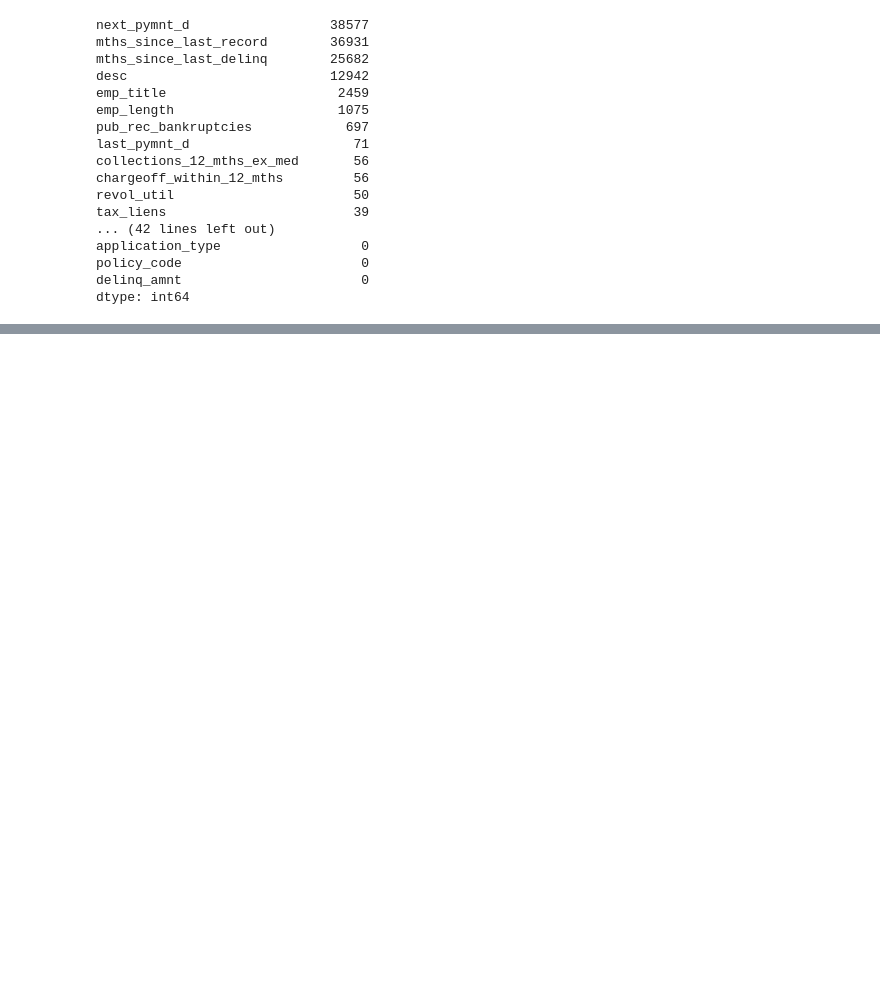
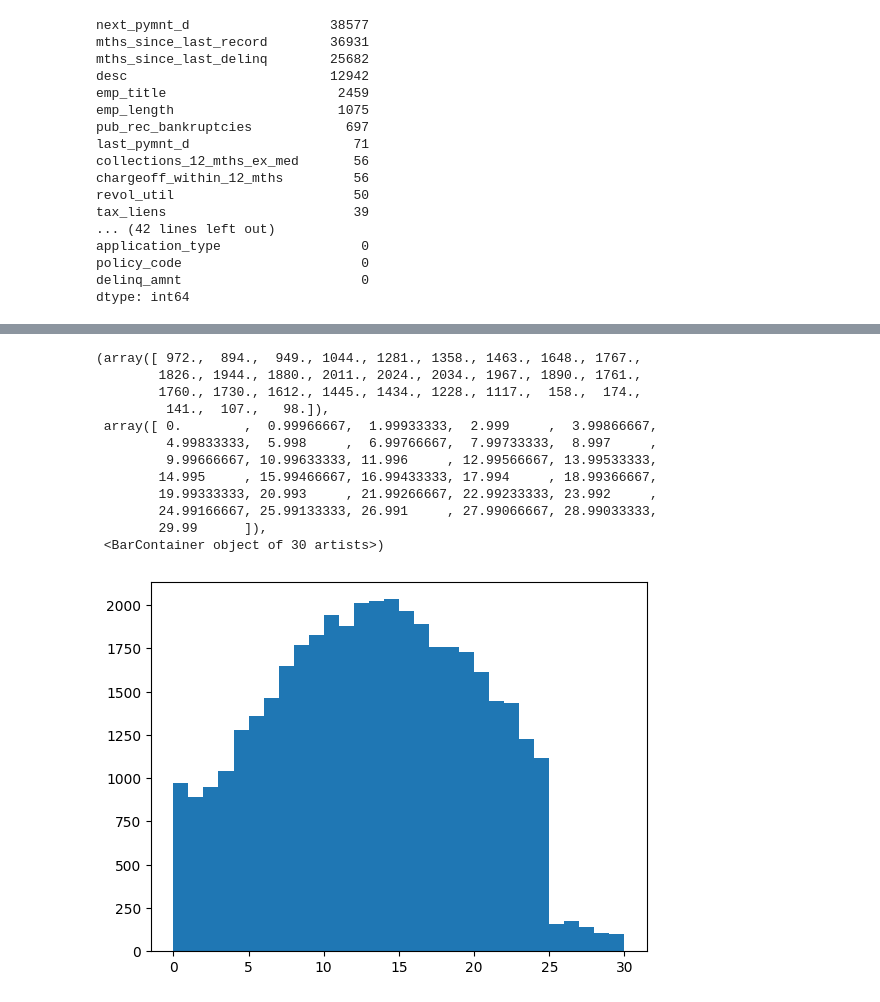
Before and after one commit to pradeepkumarr355199/lendingClub, a Jupyter notebook: LendingClub.ipynb, the cells around one changed output, grey strips where cells are left out. Cells and saved outputs as stored; diff of their text form; code cells hidden in the pictures; blank space fills up the shorter version.

```diff
--- a/LendingClub.ipynb
+++ b/LendingClub.ipynb
@@ -102,0 +158,18 @@ dtype: int64
+# %%
+df2 = pd.read_csv("loan4.csv")
+# %%
+plt.hist(df2.dti, bins=30)
+# %% [output]
+(array([ 972.,  894.,  949., 1044., 1281., 1358., 1463., 1648., 1767.,
+        1826., 1944., 1880., 2011., 2024., 2034., 1967., 1890., 1761.,
+        1760., 1730., 1612., 1445., 1434., 1228., 1117.,  158.,  174.,
+         141.,  107.,   98.]),
+ array([ 0.        ,  0.99966667,  1.99933333,  2.999     ,  3.99866667,
+         4.99833333,  5.998     ,  6.99766667,  7.99733333,  8.997     ,
+         9.99666667, 10.99633333, 11.996     , 12.99566667, 13.99533333,
+        14.995     , 15.99466667, 16.99433333, 17.994     , 18.99366667,
+        19.99333333, 20.993     , 21.99266667, 22.99233333, 23.992     ,
+        24.99166667, 25.99133333, 26.991     , 27.99066667, 28.99033333,
+        29.99      ]),
+ <BarContainer object of 30 artists>)
+[figure, added]
```
Also changed, not shown: parts of 12 cells of this notebook.
